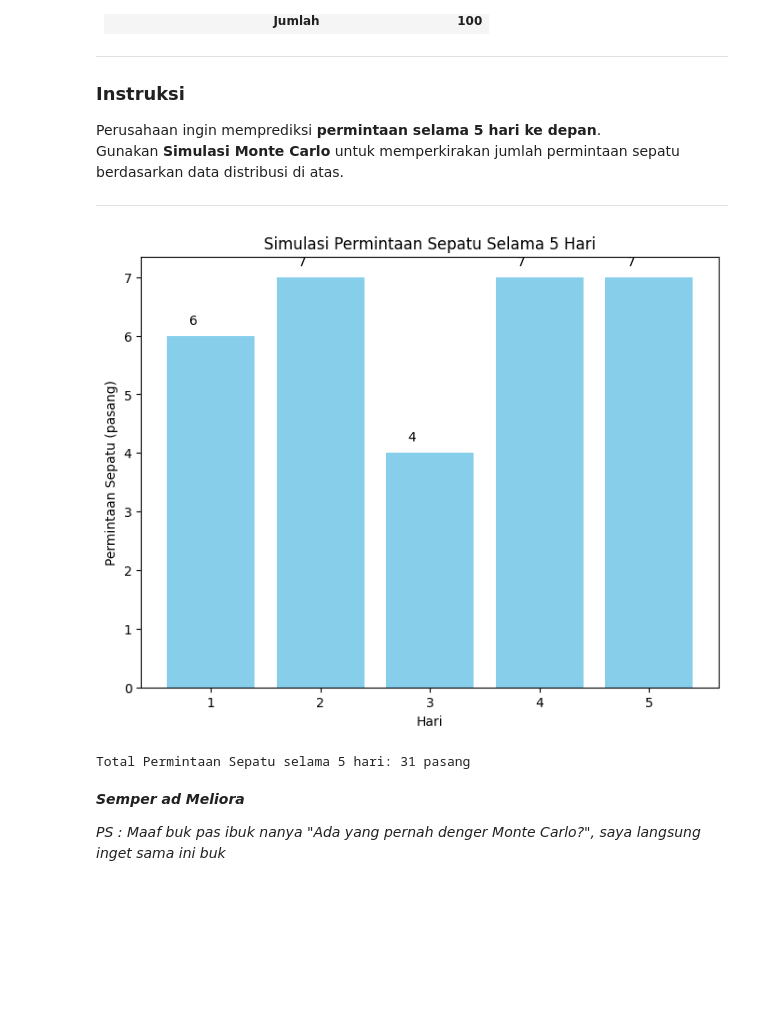
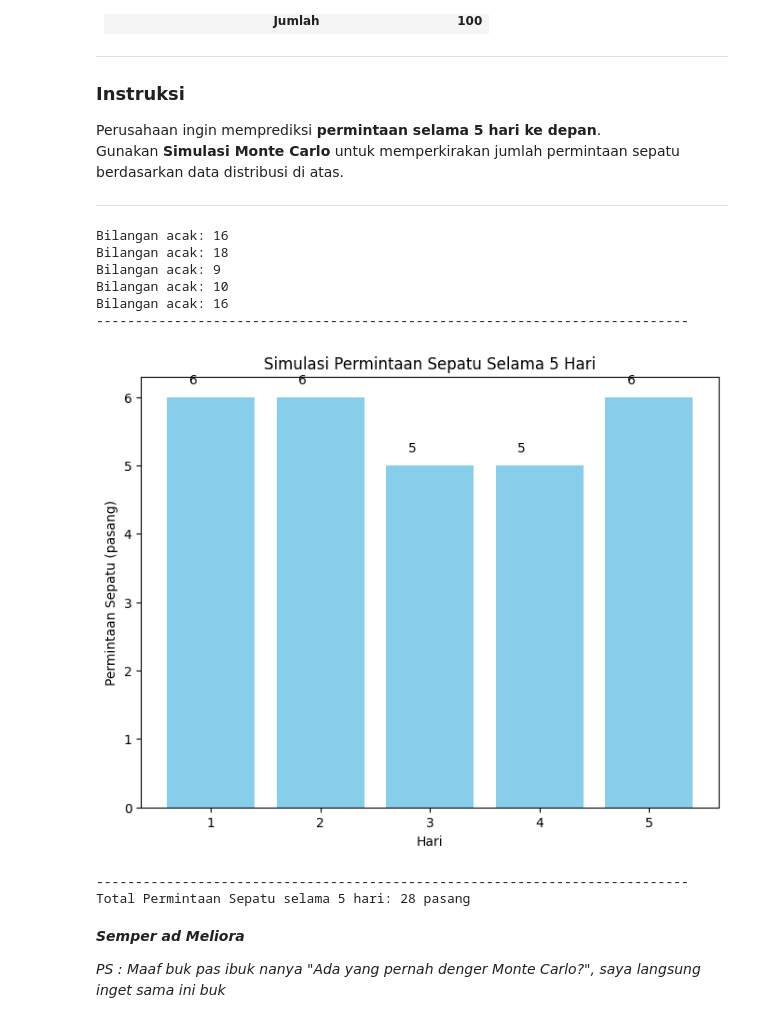
Before and after one commit to Bayhaqieee/College_Task, a Jupyter notebook: 43_Muhammad_Aditya_Bayhaqie_09021282227122_Tugas5.ipynb, the cells around one changed output. Cells and saved outputs as stored; diff of their text form; code cells hidden in the pictures; blank space fills up the shorter version.

```diff
--- a/43_Muhammad_Aditya_Bayhaqie_09021282227122_Tugas5.ipynb
+++ b/43_Muhammad_Aditya_Bayhaqie_09021282227122_Tugas5.ipynb
@@ -48,38 +48,51 @@ probabilitas_kumulatif = np.cumsum(probabilitas)
 
 # Menentukan interval bilangan acak
 interval_acak = [[0, probabilitas_kumulatif[0]]]
 for i in range(1, len(probabilitas_kumulatif)):
     interval_acak.append([probabilitas_kumulatif[i-1], probabilitas_kumulatif[i]])
 
-# Fungsi untuk simulasi satu hari
+# Fungsi untuk simulasi satu hari (dengan menampilkan angka random)
 def simulasi_hari():
-    bilangan_acak = np.random.rand()
+    bilangan_acak = np.random.randint(0, 30)
+    print(f"Bilangan acak: {bilangan_acak}")  # tampilkan angka random
+
     for i in range(len(interval_acak)):
-        if interval_acak[i][0] <= bilangan_acak < interval_acak[i][1]:
+        if interval_acak[i][0] * 100 <= bilangan_acak < interval_acak[i][1] * 100:
             return permintaan[i]
+    return permintaan[0]
 
 # Melakukan simulasi selama 5 hari
 hasil_simulasi = []
 for _ in range(5):
     hasil_simulasi.append(simulasi_hari())
+
+print("----------------------------------------------------------------------------")
 
 # Visualisasi
 plt.figure(figsize=(8, 6))
 plt.bar(range(1, 6), hasil_simulasi, color='skyblue')
 plt.xlabel('Hari')
 plt.ylabel('Permintaan Sepatu (pasang)')
 plt.title('Simulasi Permintaan Sepatu Selama 5 Hari')
 plt.xticks(range(1, 6))
 for i, v in enumerate(hasil_simulasi):
   plt.text(i + 1 - 0.2, v + 0.2, str(v), color='black')
 plt.show()
 
 # Total Permintaan
 total_permintaan = sum(hasil_simulasi)
+print("----------------------------------------------------------------------------")
 print(f"Total Permintaan Sepatu selama 5 hari: {total_permintaan} pasang")
 # %% [output]
+Bilangan acak: 16
+Bilangan acak: 18
+Bilangan acak: 9
+Bilangan acak: 10
+Bilangan acak: 16
+----------------------------------------------------------------------------
-[figure, old version]
+[figure, new version]
-Total Permintaan Sepatu selama 5 hari: 31 pasang
+----------------------------------------------------------------------------
+Total Permintaan Sepatu selama 5 hari: 28 pasang
 # %% [markdown]
 ***Semper ad Meliora***
 
```
